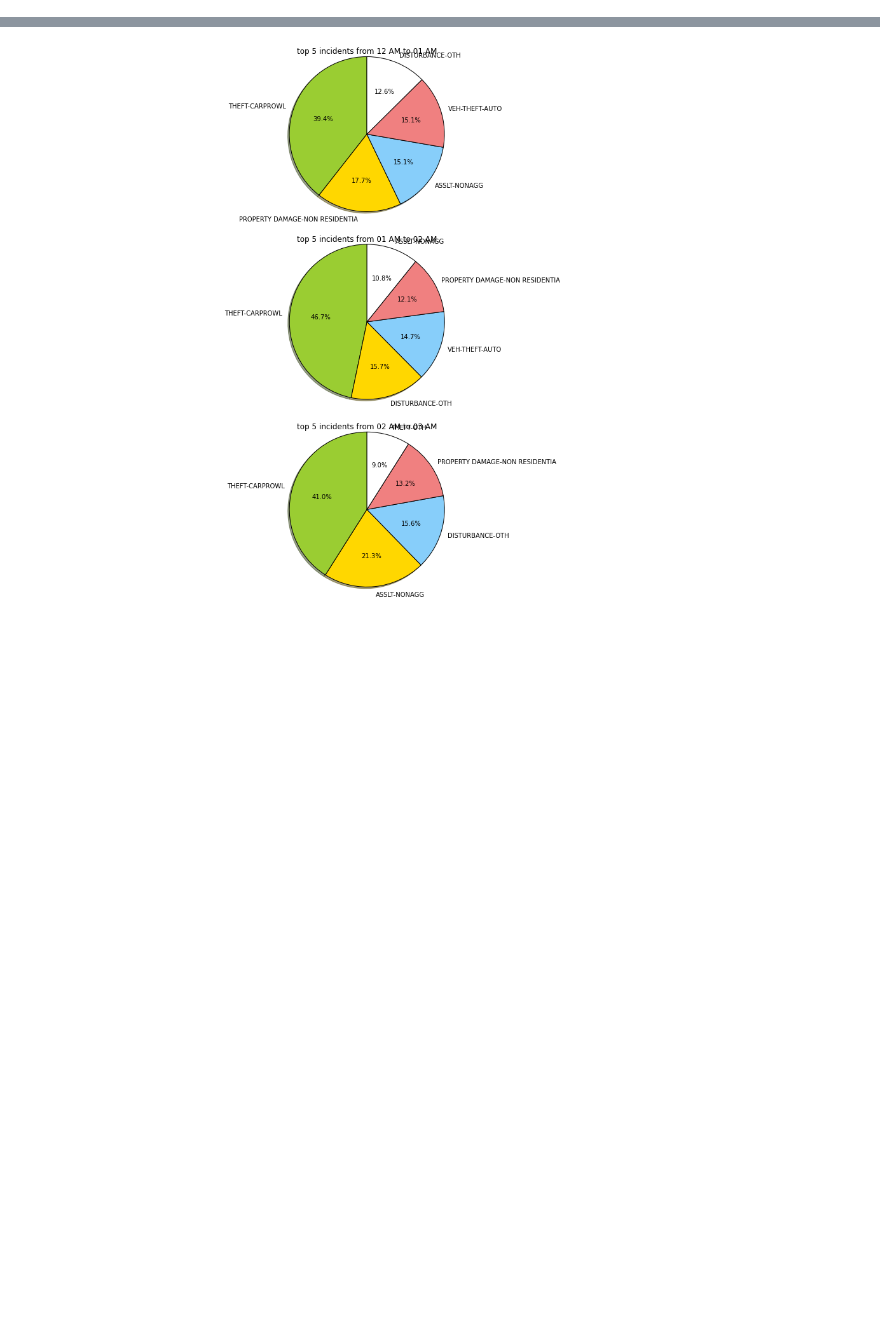
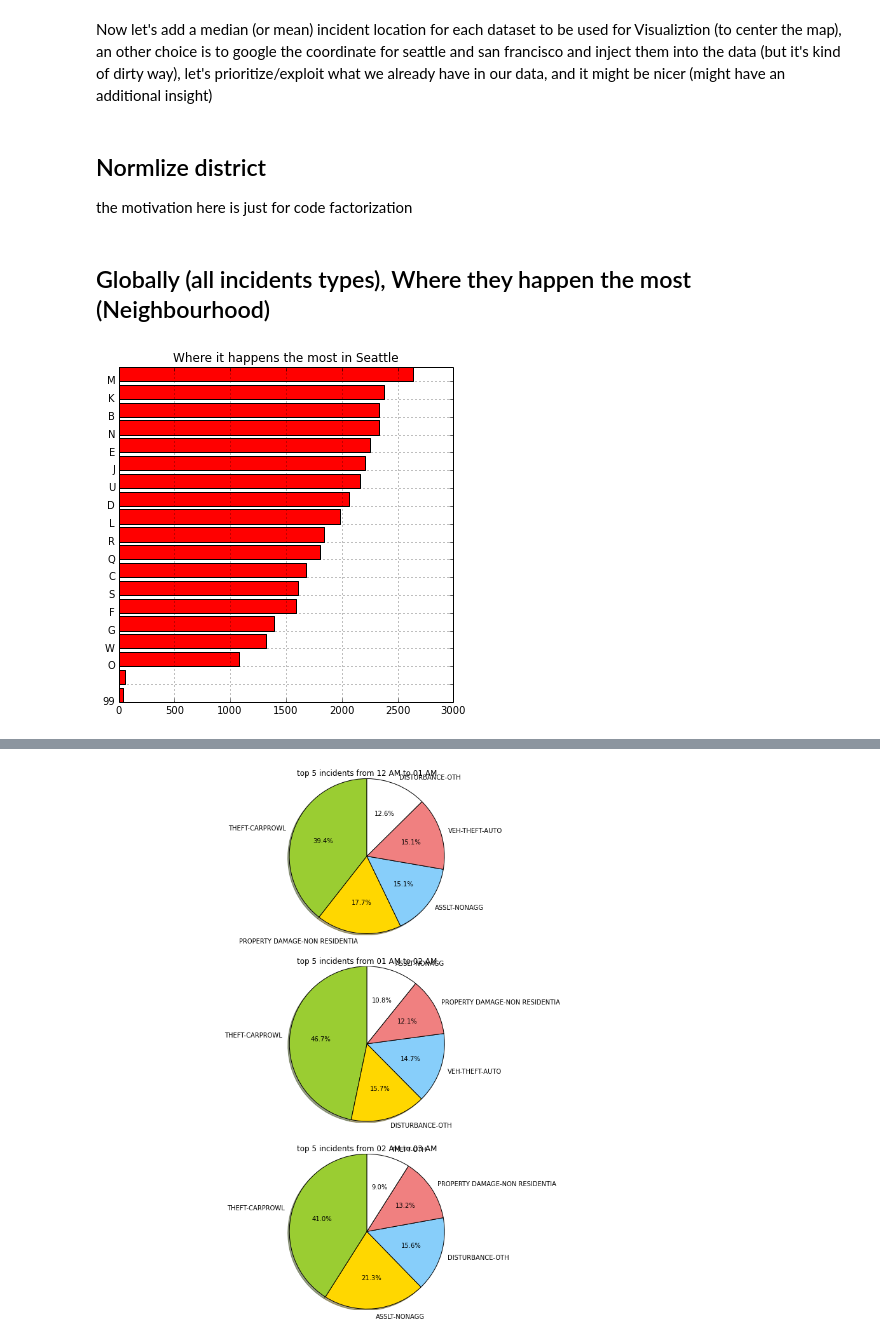
Before and after one commit to Wajih-O/datasci_course_materials, a Jupyter notebook: assignment6/Visualization.ipynb, the cells around one changed output, grey strips where cells are left out. Saved outputs shown, nothing was run; the diff lists cells and outputs as text; code cells hidden in the pictures; blank space fills up the shorter version.

```diff
--- a/assignment6/Visualization.ipynb
+++ b/assignment6/Visualization.ipynb
@@ -84,0 +32,11 @@ Relative distribution of the top k incidents given an hour shows that CARPROWL i
+# %%
+# Loading data
+seattle_is14_data = load_data('seattle_incidents_summer_2014.csv')
+sanfrancisco_is14_data = load_data('sanfrancisco_incidents_summer_2014.csv')
+
+# Adding some useful keys
+seattle_is14_data['city'] = 'Seattle'
+seattle_is14_data['color'] = 'red'
+
+sanfrancisco_is14_data['city'] = 'San Francisco'
+sanfrancisco_is14_data['color'] = 'blue'
@@ -84,0 +63,28 @@ Relative distribution of the top k incidents given an hour shows that CARPROWL i
+# %%
+# Helper function to build (count) dictionary for histogram
+def build_hist_dict(data, field='type_incid_desc', item_filter = lambda x: True):
+    """ Build count dictionary which supports items filtering. """
+    hist_dict = {}
+    for item in data.get('rows', []):
+        if item_filter(item):
+            assert field in item
+            hist_dict[item[field]] = hist_dict.get(item[field], 0) + 1
+    return hist_dict
+
+def plot_hist_dict(data, field, top_k=10, color='blue', title='', item_filter = lambda x: True):
+    """ build and plot hist dict. """
+    hist_dict = build_hist_dict(data, field=field, item_filter=item_filter)
+    top_k_items = sorted ([(k,v) for k,v in hist_dict.iteritems()], key = lambda x: x[1], reverse= True)[:top_k]
+    top_k_items.reverse()
+    ticks_labels, y = zip(*top_k_items)
+    f, ax = plt.subplots(figsize=(6, int(len(top_k_items)/3)))
+    ax.set_title(title + ' ' + data['city'])
+    #ax.set_xticks(range(top_k))
+    ax.grid()
+    width = 0.8
+    #ax.set_xticklabels(ticks_labels, rotation=90 )
+    #ax.bar(range(len(y)),list(y), width= width, color=data['color'])
+
+    ax.set_yticks(range(top_k))
+    ax.set_yticklabels(ticks_labels)
+    ax.barh(range(len(y)), list(y), color=data['color'])
@@ -84,0 +126,2 @@ Relative distribution of the top k incidents given an hour shows that CARPROWL i
+# %% [markdown]
+Now let's add a median (or mean) incident location for each dataset to be used for Visualiztion (to center the map), an other choice is to google the coordinate for seattle and san francisco and inject them into the data (but it's kind of dirty way), let's prioritize/exploit what we already have in our data, and it might be nicer (might have an additional insight)
@@ -84,0 +139,3 @@ Relative distribution of the top k incidents given an hour shows that CARPROWL i
+# %% [markdown]
+## Normlize district
+the motivation here is just for code factorization
@@ -84,0 +156,6 @@ Relative distribution of the top k incidents given an hour shows that CARPROWL i
+# %% [markdown]
+## Globally (all incidents types), Where they happen the most (Neighbourhood)
+# %%
+plot_hist_dict(seattle_is14_data,'district_sector', top_k=20, title = 'Where it happens the most in')
+# %% [output]
+[figure, added]
```
Also changed, not shown: parts of 72 cells of this notebook.
